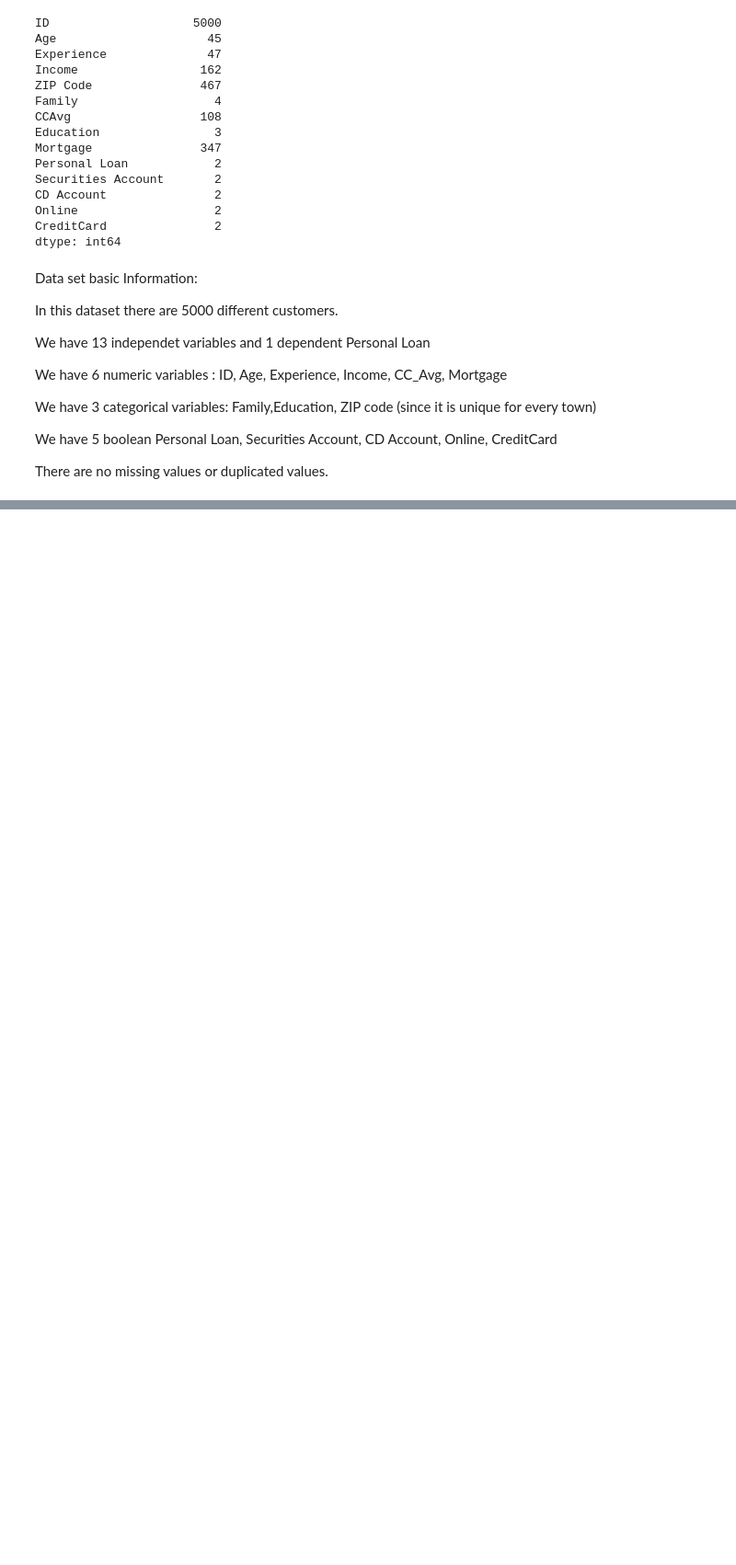
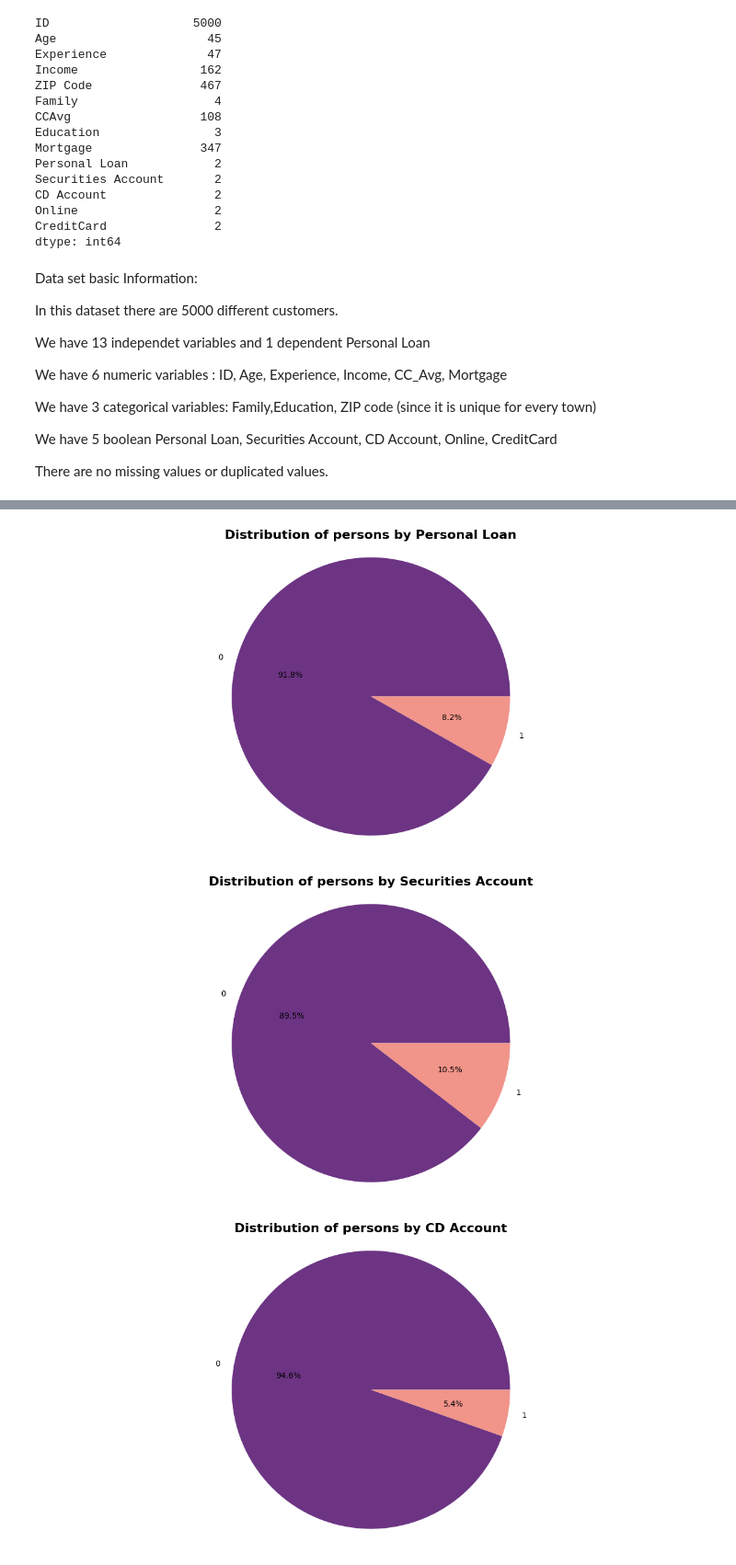
Before and after one commit to CharalamposZisis/Bank-Loan-Classification, a Jupyter notebook: main.ipynb, the cells around one changed output, grey strips where cells are left out. Shown: that part at 92% size. Drawn from its saved outputs; the diff is of its cells as text; code cells hidden in the pictures; blank space fills up the shorter version.

```diff
--- a/main.ipynb
+++ b/main.ipynb
@@ -143,0 +249,21 @@ There are no missing values or duplicated values.
+# %%
+#Since there is only one Zip Code on this min value we drop this whole line
+df.drop(df[df["ZIP Code"] < 80000].index,inplace = True)
+
+#Rescale the index because now there is one row lesser
+df.reset_index(drop = True, inplace= True)
+# %%
+# Let s plot categorical columns
+def plot_categ_(df: pd.DataFrame, col: str):
+    df4 = df.groupby(col).size()
+    df4.plot.pie(autopct ='%1.1f%%',figsize=(15,7),colors = ['#6C3483', '#F1948A', '#2471A3', '#82E0AA', '#A569BD', '#F7DC6F'])
+    plt.title(f'Distribution of persons by {col}', fontsize=16, fontweight='bold')
+    plt.axis('equal')
+    plt.show()
+
+for col in ["Personal Loan", "Securities Account", "CD Account", "Online", "CreditCard", "Family"]:
+    plot_categ_(df,col)
+# %% [output]
+[figure, added]
+[figure, added]
+[figure, added]
```
Also changed, not shown: parts of 15 cells of this notebook, 1 other file.
